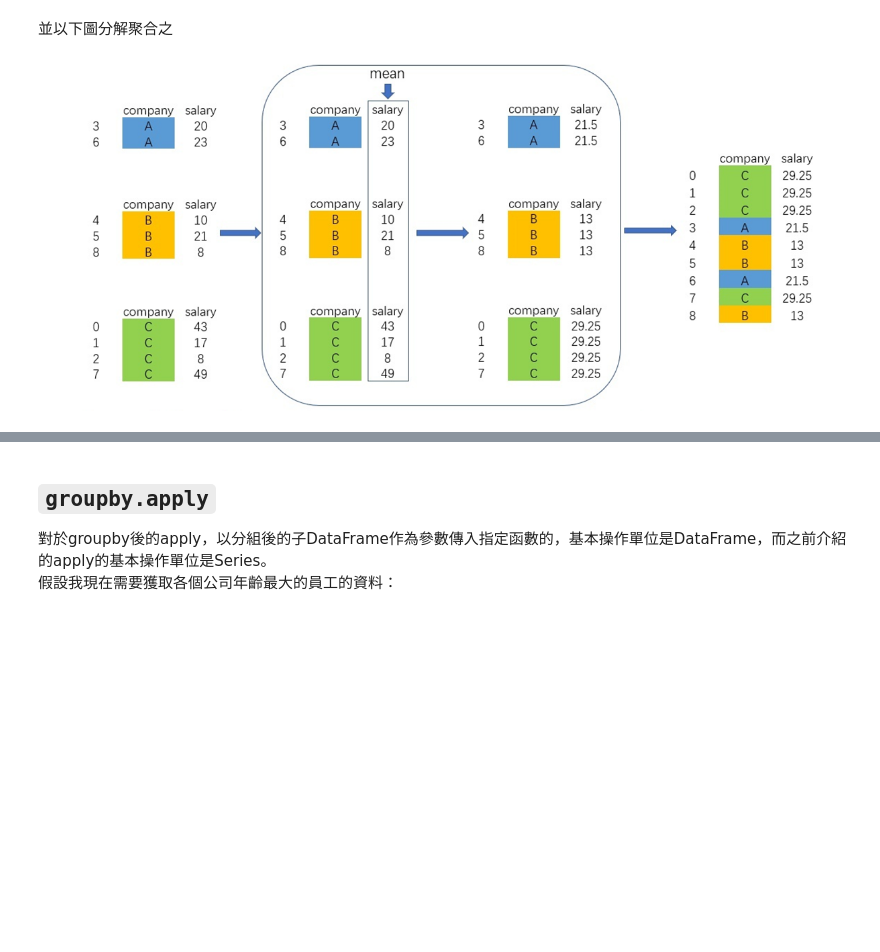
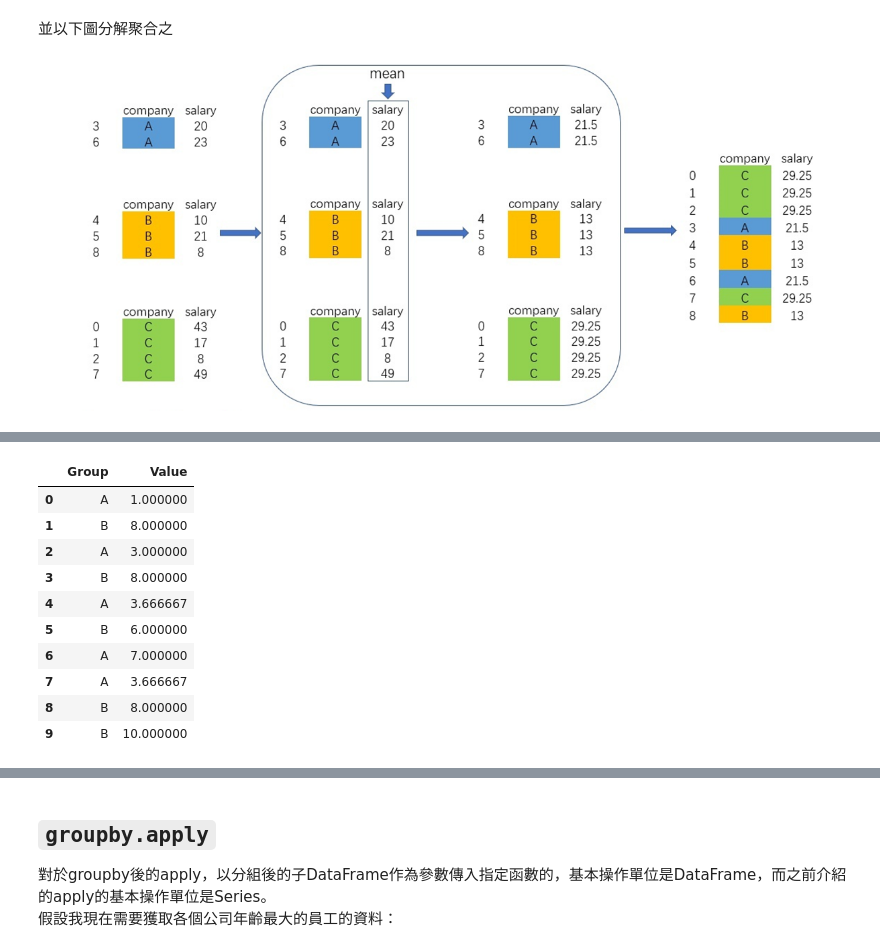
Before and after one commit to DHs-Huang/Python-review, a Jupyter notebook: Modules/Pandas/pandas-functions.ipynb, the cells around one changed output, grey strips where cells are left out. Cells and saved outputs as stored; diff of their text form; code cells hidden in the pictures; blank space fills up the shorter version.

```diff
--- a/Modules/Pandas/pandas-functions.ipynb
+++ b/Modules/Pandas/pandas-functions.ipynb
@@ -356,0 +362,8 @@ data.head()
+# %%
+import pandas as pd
+import numpy as np
+
+# 創建一個包含 NaN 值的 DataFrame
+df_fillna_trans = pd.DataFrame({'Group': ['A', 'B', 'A', 'B', 'A', 'B', 'A', 'A', 'B', 'B'],
+                   'Value': [1, np.nan, 3, np.nan, np.nan, 6, 7, np.nan, np.nan, 10]})
+print(df_fillna_trans)
@@ -356,0 +382,16 @@ data.head()
+# %%
+mean_transform = df_fillna_trans.groupby('Group')['Value'].transform('mean')
+df_fillna_trans['Value'] = df_fillna_trans['Value'].fillna(value=mean_transform)
+df_fillna_trans
+# %% [output]
+|  | Group | Value |
+| 0 | A | 1.000000 |
+| 1 | B | 8.000000 |
+| 2 | A | 3.000000 |
+| 3 | B | 8.000000 |
+| 4 | A | 3.666667 |
+| 5 | B | 6.000000 |
+| 6 | A | 7.000000 |
+| 7 | A | 3.666667 |
+| 8 | B | 8.000000 |
+| 9 | B | 10.000000 |
```
Also changed, not shown: parts of 9 cells of this notebook, 2 other files.
